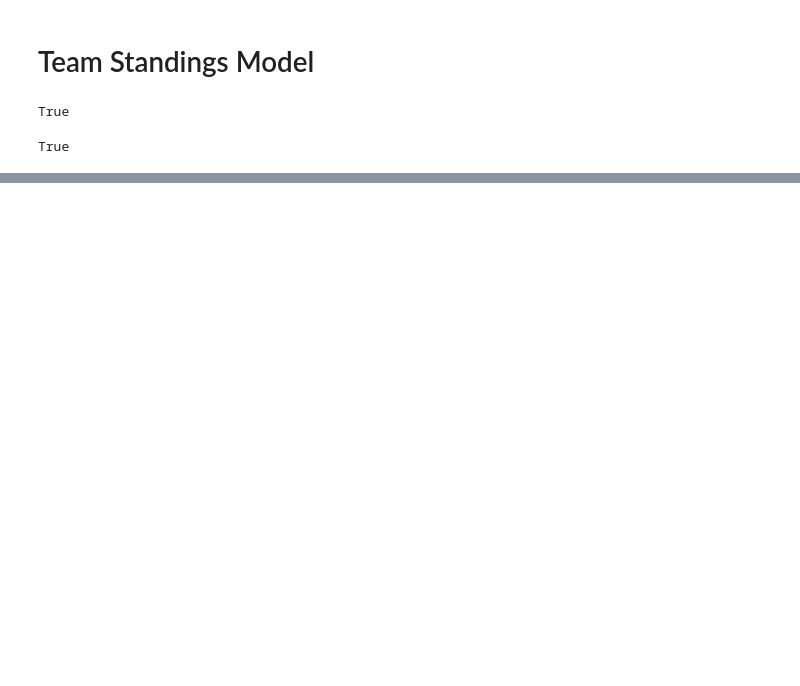
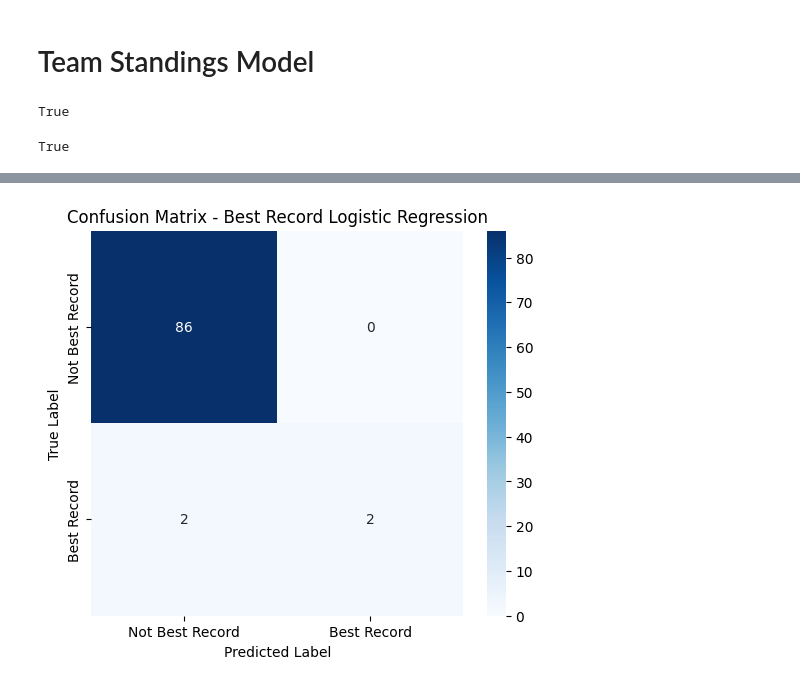
Before and after one commit to AutomationKay/General-Projects, a Jupyter notebook: nba_awards_predictions/src/models/10_model_team_predictions.ipynb, the cells around one changed output, grey strips where cells are left out. Cells and saved outputs as stored; diff of their text form; code cells hidden in the pictures; blank space fills up the shorter version.

Commit message:
Completed Team Record predictions notebook

```diff
--- a/nba_awards_predictions/src/models/10_model_team_predictions.ipynb
+++ b/nba_awards_predictions/src/models/10_model_team_predictions.ipynb
@@ -83,0 +121,12 @@ team_df["Season"] = reduced_with_season["Season"]
+# %%
+X = team_df.drop(columns=["has_Best_Record", "Season"])
+y = team_df["has_Best_Record"]
+X_train, X_test, y_train, y_test = train_test_split(X, y, test_size=0.2, random_state=42)
+# %%
+scaler_lr = StandardScaler()
+X_train_scaled_lr = scaler_lr.fit_transform(X_train)
+X_test_scaled_lr = scaler_lr.transform(X_test)
+# %%
+model_lr = LogisticRegression()
+model_lr.fit(X_train_scaled_lr, y_train)
+y_pred_lr = model_lr.predict(X_test_scaled_lr)
@@ -83,0 +148,15 @@ team_df["Season"] = reduced_with_season["Season"]
+# %%
+# Computing confusion matrix
+cm = confusion_matrix(y_test, y_pred_lr)
+
+# Plot of confusion matrix
+plt.figure(figsize=(6, 5))
+sns.heatmap(cm, annot=True, fmt="d", cmap="Blues",
+            xticklabels=["Not Best Record", "Best Record"],
+            yticklabels=["Not Best Record", "Best Record"])
+plt.xlabel("Predicted Label")
+plt.ylabel("True Label")
+plt.title("Confusion Matrix - Best Record Logistic Regression")
+plt.show()
+# %% [output]
+[figure, added]
```
Also changed, not shown: parts of 27 cells of this notebook.
